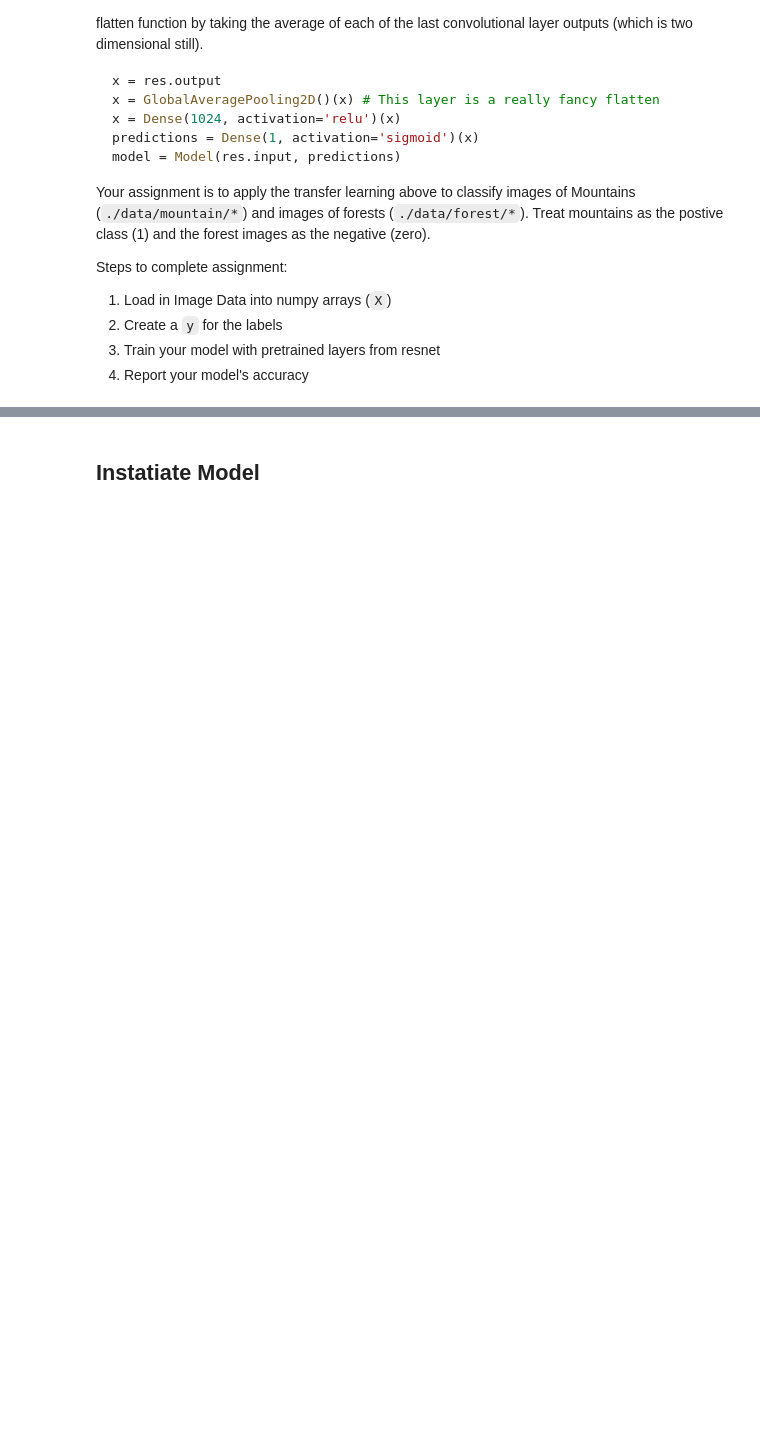
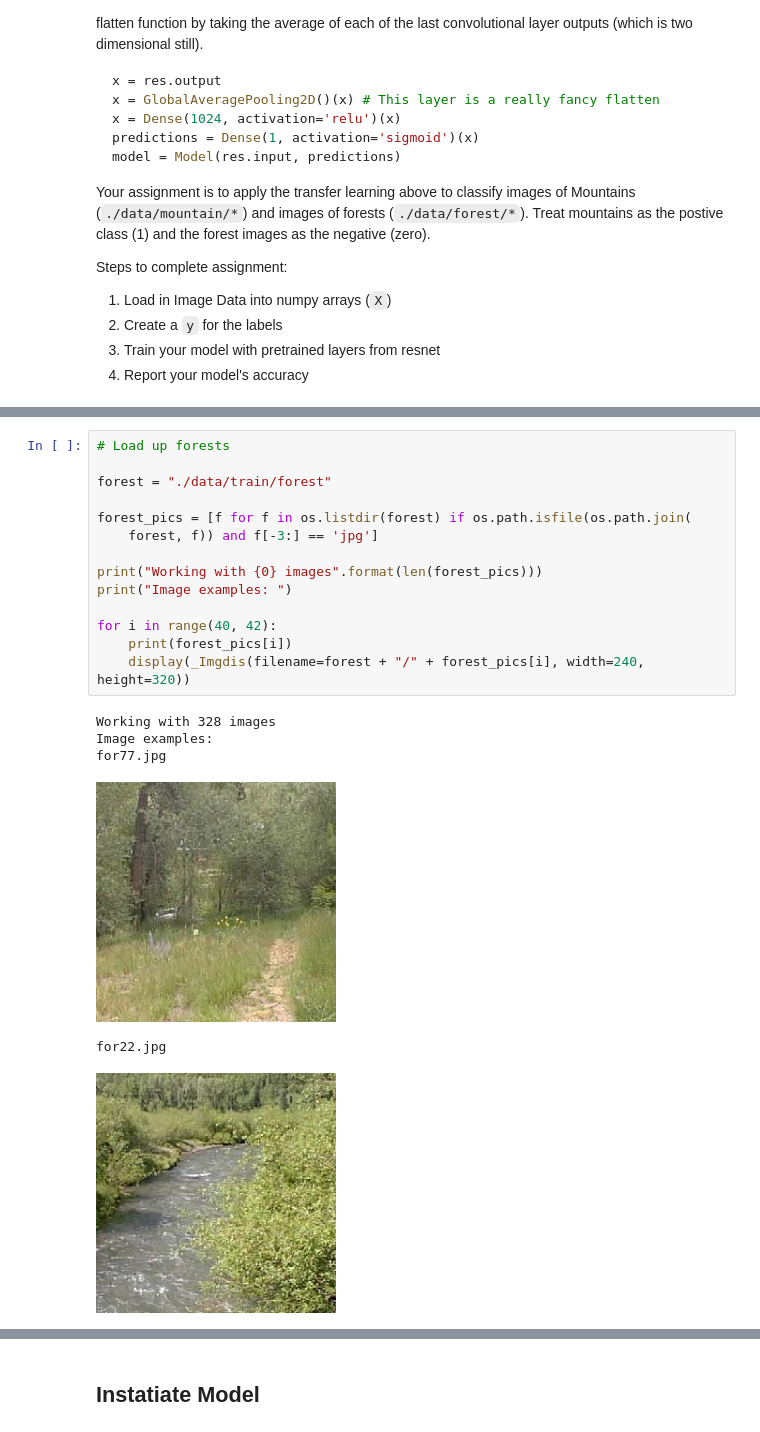
Before and after one commit to bloominstituteoftechnology/DS-Unit-4-Sprint-3-Deep-Learning, a Jupyter notebook: module2-convolutional-neural-networks/LS_DS_432_Convolution_Neural_Networks_Assignment.ipynb, the cells around one changed output, grey strips where cells are left out. Saved outputs shown, nothing was run; the diff lists cells and outputs as text; blank space fills up the shorter version.

```diff
--- a/module2-convolutional-neural-networks/LS_DS_432_Convolution_Neural_Networks_Assignment.ipynb
+++ b/module2-convolutional-neural-networks/LS_DS_432_Convolution_Neural_Networks_Assignment.ipynb
@@ -72,0 +89,21 @@ Check out out [`skimage`](https://scikit-image.org/) for useful functions relate
+# %%
+# Load up forests
+
+forest = "./data/train/forest"
+
+forest_pics = [f for f in os.listdir(forest) if os.path.isfile(os.path.join(
+    forest, f)) and f[-3:] == 'jpg']
+
+print("Working with {0} images".format(len(forest_pics)))
+print("Image examples: ")
+
+for i in range(40, 42):
+    print(forest_pics[i])
+    display(_Imgdis(filename=forest + "/" + forest_pics[i], width=240, height=320))
+# %% [output]
+Working with 328 images
+Image examples:
+for77.jpg
+[figure, added]
+for22.jpg
+[figure, added]
```
Also changed, not shown: parts of 25 cells of this notebook.
